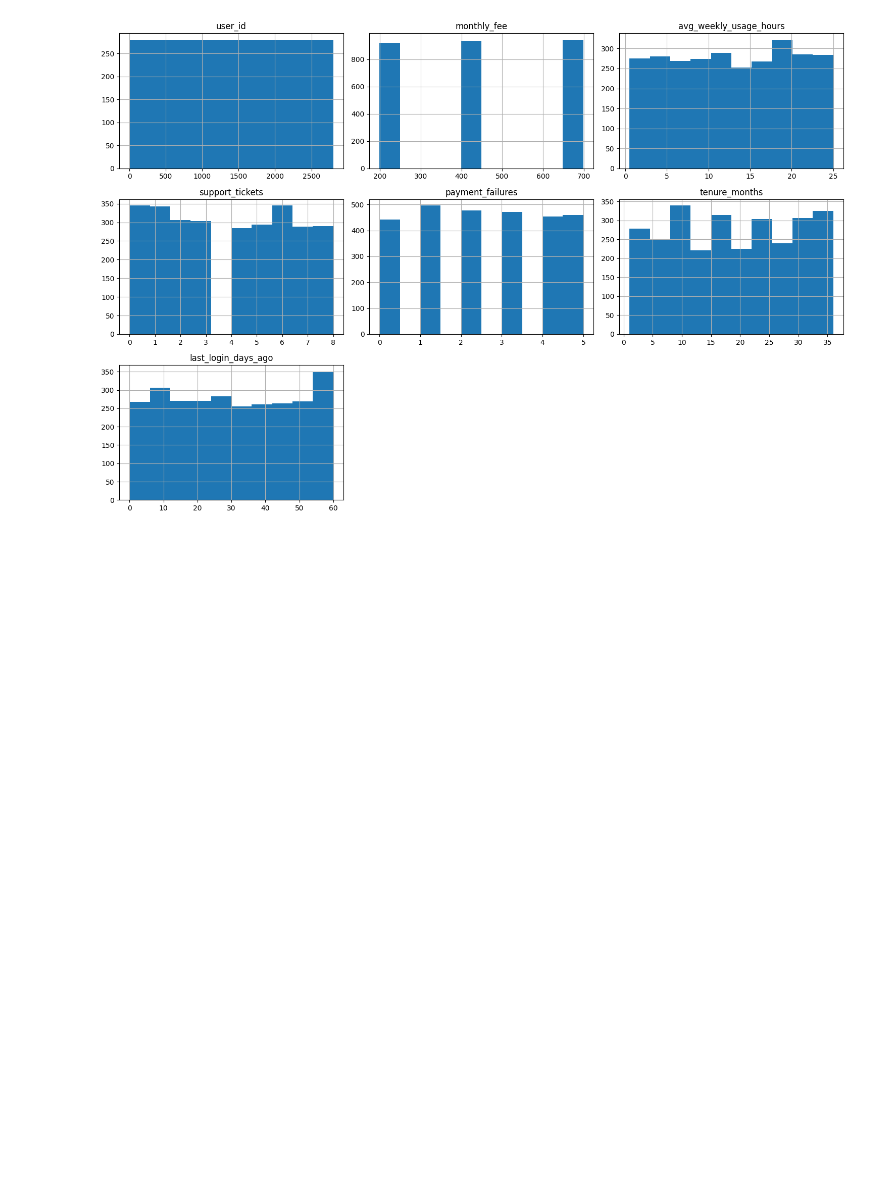
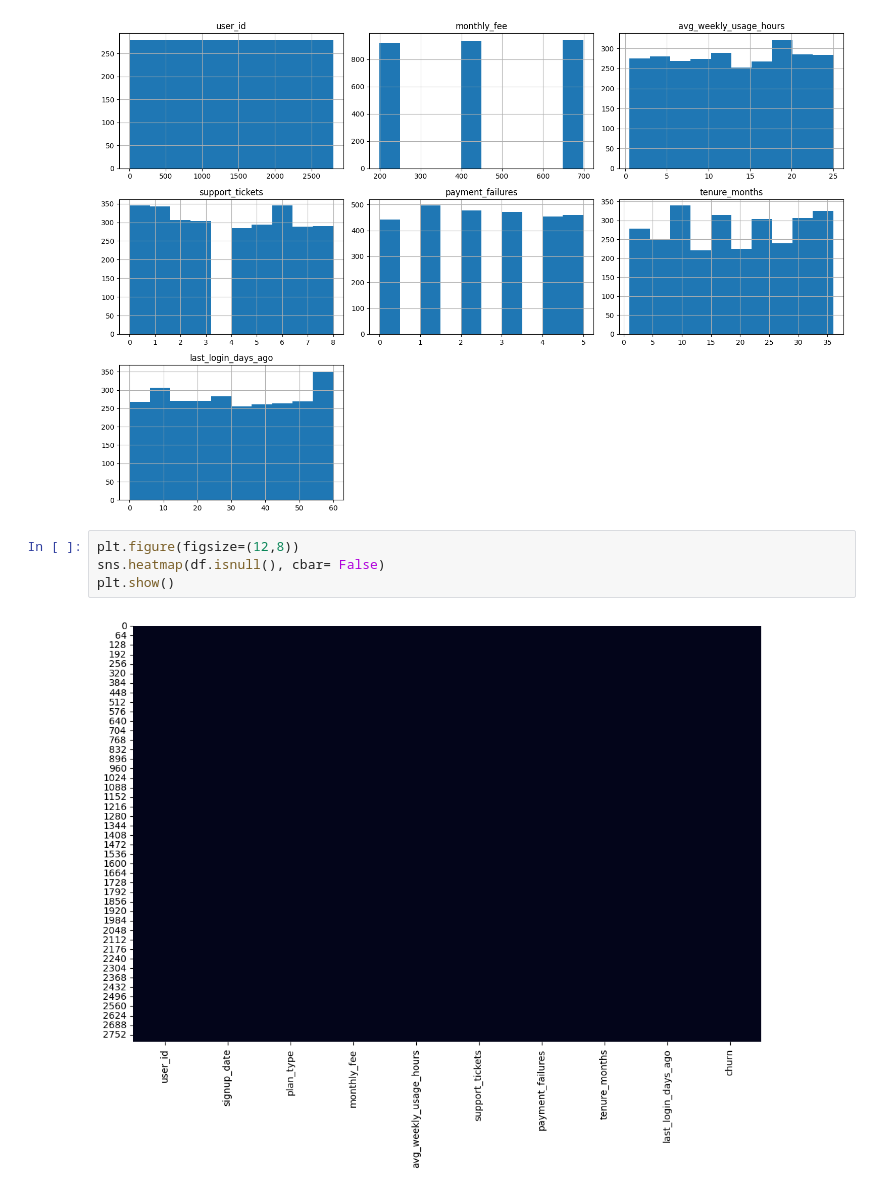
Before and after one commit to priyanshuchestabit257/Traning, a Jupyter notebook: week6/src/notebooks/EDA.ipynb, the cells around one changed output. Cells and saved outputs as stored; diff of their text form; blank space fills up the shorter version.

```diff
--- a/week6/src/notebooks/EDA.ipynb
+++ b/week6/src/notebooks/EDA.ipynb
@@ -52,3 +62,9 @@ plt.tight_layout()
 plt.show()
 # %% [output]
 [figure]
+# %%
+plt.figure(figsize=(12,8))
+sns.heatmap(df.isnull(), cbar= False)
+plt.show()
+# %% [output]
+[figure, added]
```
Also changed, not shown: parts of 2 cells of this notebook, 8 other files.
